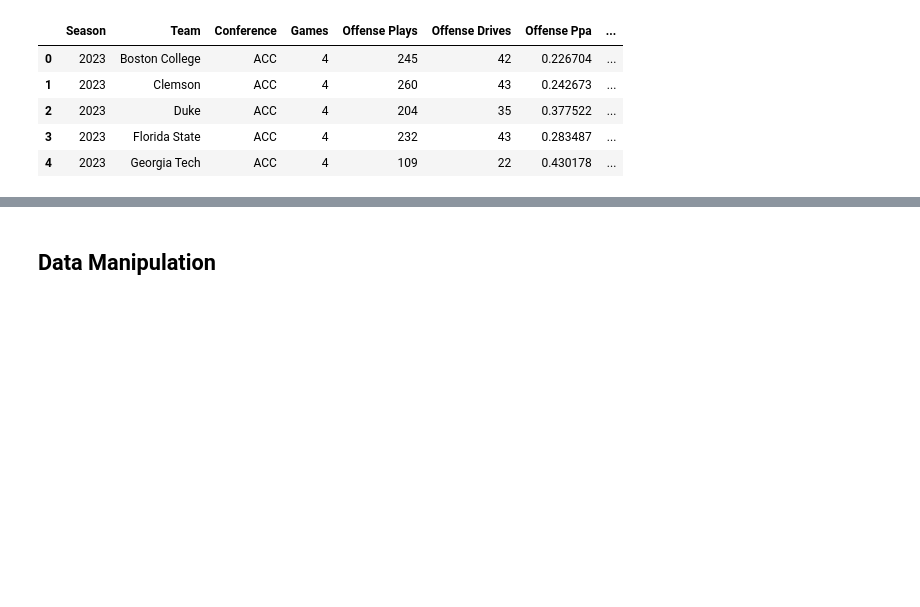
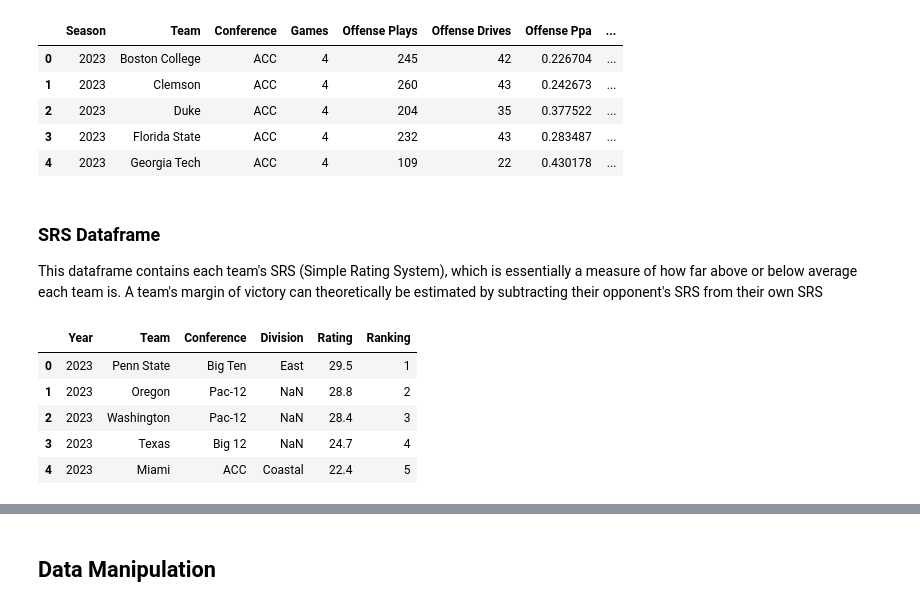
Before and after one commit to traskcon/CFB-Predictions, a Jupyter notebook: CFB-Predictions.ipynb, the cells around one changed output, grey strips where cells are left out. Drawn from its saved outputs; the diff is of its cells as text; code cells hidden in the pictures; blank space fills up the shorter version.

```diff
--- a/CFB-Predictions.ipynb
+++ b/CFB-Predictions.ipynb
@@ -101,3 +110,17 @@ team_plays.head()
 | 2 | 2023 | Duke | ACC | 4 | 204 | 35 | 0.377522 | ... |
 | 3 | 2023 | Florida State | ACC | 4 | 232 | 43 | 0.283487 | ... |
 | 4 | 2023 | Georgia Tech | ACC | 4 | 109 | 22 | 0.430178 | ... |
+# %% [markdown]
+### SRS Dataframe
+
+This dataframe contains each team's SRS (Simple Rating System), which is essentially a measure of how far above or below average each team is. A team's margin of victory can theoretically be estimated by subtracting their opponent's SRS from their own SRS
+# %%
+SRS = pd.read_csv("SRS.csv")
+SRS.head()
+# %% [output]
+|  | Year | Team | Conference | Division | Rating | Ranking |
+| 0 | 2023 | Penn State | Big Ten | East | 29.5 | 1 |
+| 1 | 2023 | Oregon | Pac-12 | NaN | 28.8 | 2 |
+| 2 | 2023 | Washington | Pac-12 | NaN | 28.4 | 3 |
+| 3 | 2023 | Texas | Big 12 | NaN | 24.7 | 4 |
+| 4 | 2023 | Miami | ACC | Coastal | 22.4 | 5 |
```
Also changed, not shown: parts of 12 cells of this notebook, 1 other file.
